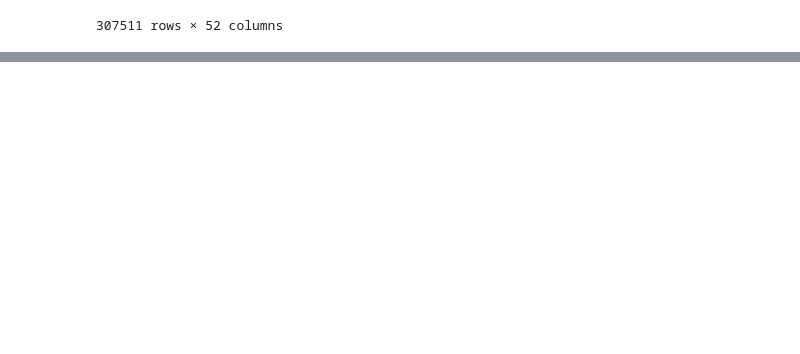
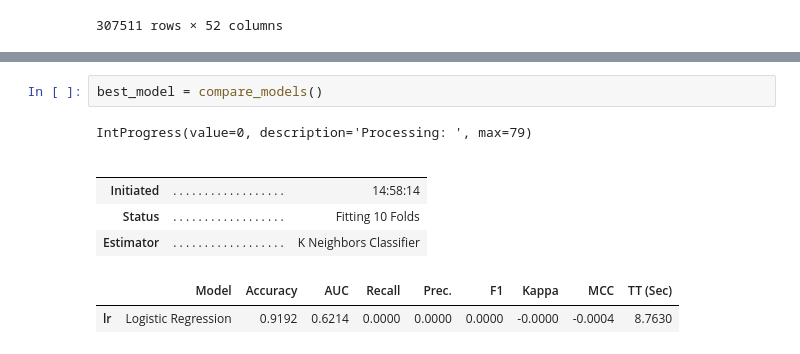
Before and after one commit to eltarr-kawther/Credit-Scoring, a Jupyter notebook: Notebooks/automl.ipynb, the cells around one changed output, grey strips where cells are left out. Drawn from its saved outputs; the diff is of its cells as text; blank space fills up the shorter version.

```diff
--- a/Notebooks/automl.ipynb
+++ b/Notebooks/automl.ipynb
@@ -172,0 +185,11 @@ ModuleNotFoundError: No module named 'pycaret'
+# %%
+best_model = compare_models()
+# %% [output]
+IntProgress(value=0, description='Processing: ', max=79)
+|  |  |  |
+|  |  |  |
+| Initiated | . . . . . . . . . . . . . . . . . . | 14:58:14 |
+| Status | . . . . . . . . . . . . . . . . . . | Fitting 10 Folds |
+| Estimator | . . . . . . . . . . . . . . . . . . | K Neighbors Classifier |
+|  | Model | Accuracy | AUC | Recall | Prec. | F1 | Kappa | MCC | TT (Sec) |
+| lr | Logistic Regression | 0.9192 | 0.6214 | 0.0000 | 0.0000 | 0.0000 | -0.0000 | -0.0004 | 8.7630 |
```
Also changed, not shown: parts of 8 cells of this notebook.
